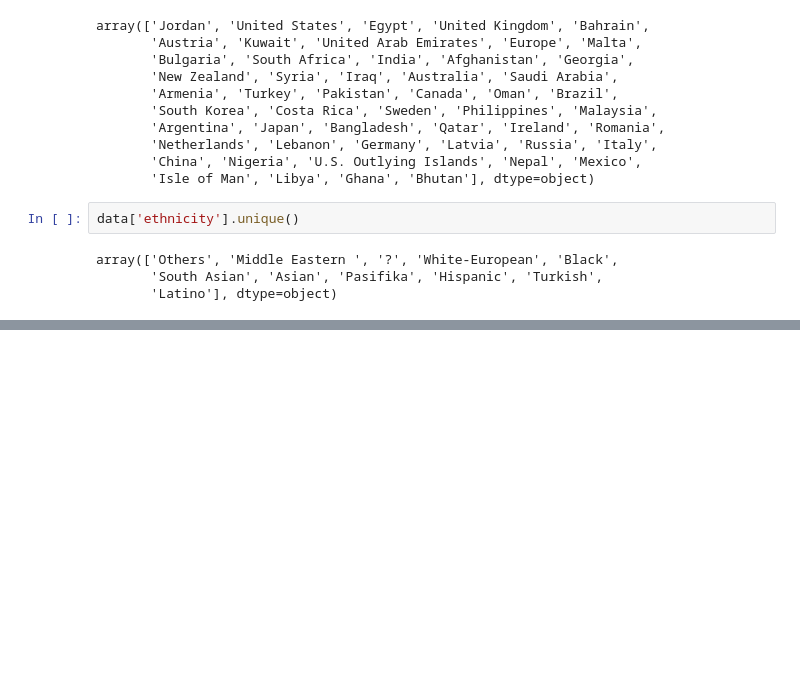
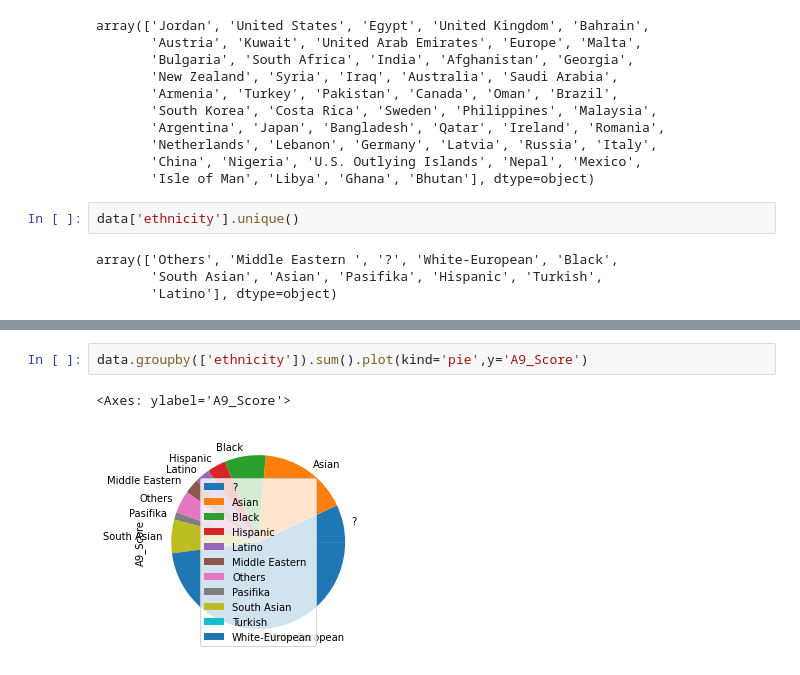
Before and after one commit to samratabduljalil/Detection-of-Autism-Spectrum-Disorder, a Jupyter notebook: code/Detection_of_Autism_Spectrum_Disorder.ipynb, the cells around one changed output, grey strips where cells are left out. Drawn from its saved outputs; the diff is of its cells as text; blank space fills up the shorter version.

```diff
--- a/code/Detection_of_Autism_Spectrum_Disorder.ipynb
+++ b/code/Detection_of_Autism_Spectrum_Disorder.ipynb
@@ -39,0 +48,5 @@ array(['Others', 'Middle Eastern ', '?', 'White-European', 'Black',
+# %%
+data.groupby(['ethnicity']).sum().plot(kind='pie',y='A9_Score')
+# %% [output]
+<Axes: ylabel='A9_Score'>
+[figure, added]
```
Also changed, not shown: parts of 3 cells of this notebook.
